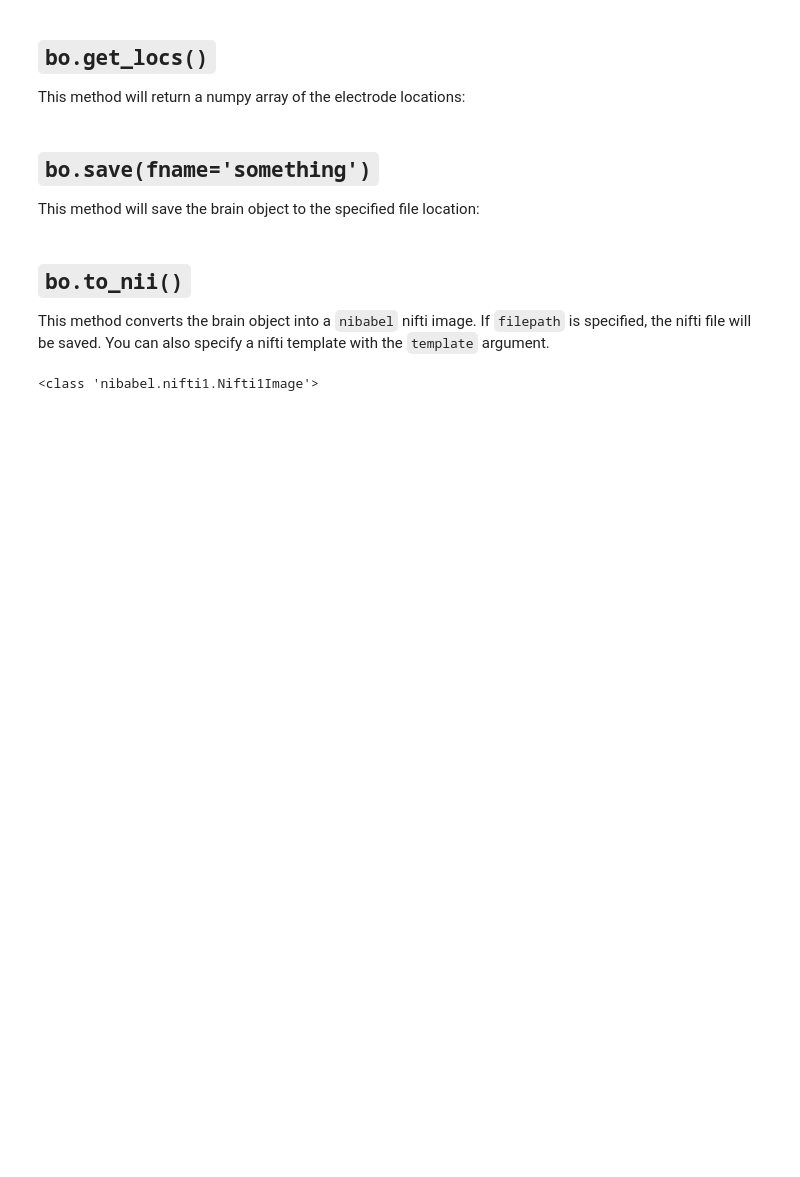
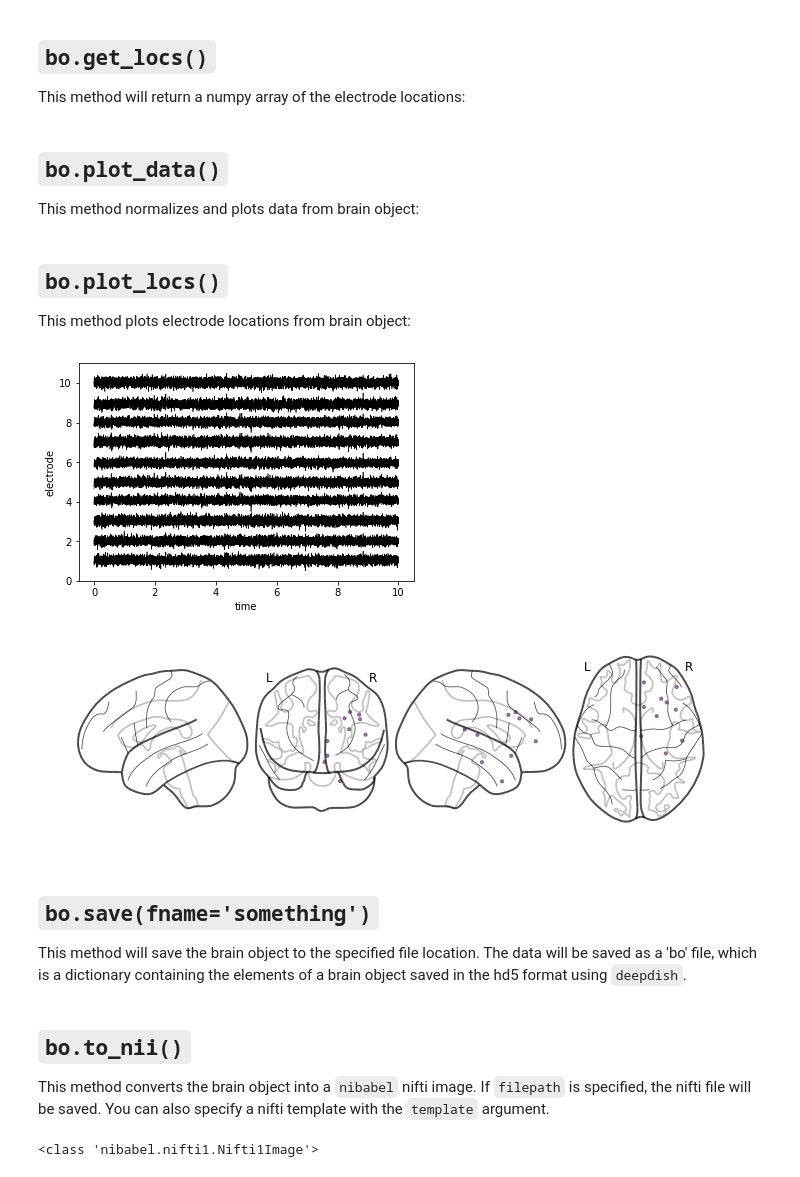
Before and after one commit to ContextLab/supereeg, a Jupyter notebook: docs/tutorial/brain_objects.ipynb, the cells around one changed output. Cells and saved outputs as stored; diff of their text form; code cells hidden in the pictures; blank space fills up the shorter version.

```diff
--- a/docs/tutorial/brain_objects.ipynb
+++ b/docs/tutorial/brain_objects.ipynb
@@ -194,3 +221,7 @@ data_array = bo.get_data()
 This method will return a numpy array of the electrode locations:
 # %%
 locs = bo.get_locs()
+# %% [markdown]
+## `bo.plot_data()`
+
+This method normalizes and plots data from brain object:
@@ -197,7 +230,16 @@ locs = bo.get_locs()
+# %% [markdown]
+## `bo.plot_locs()`
+This method plots electrode locations from brain object:
+# %%
+bo.plot_locs()
+# %% [output]
+[figure, added]
+[figure, added]
 # %% [markdown]
 ## `bo.save(fname='something')`
 
-This method will save the brain object to the specified file location:
+This method will save the brain object to the specified file location.
+The data will be saved as a 'bo' file, which is a dictionary containing the elements of a brain object saved in the hd5 format using `deepdish`.
 # %%
 #bo.save(fname='brain_object')
 # %% [markdown]
```
Also changed, not shown: parts of 20 cells of this notebook, 5 other files.
